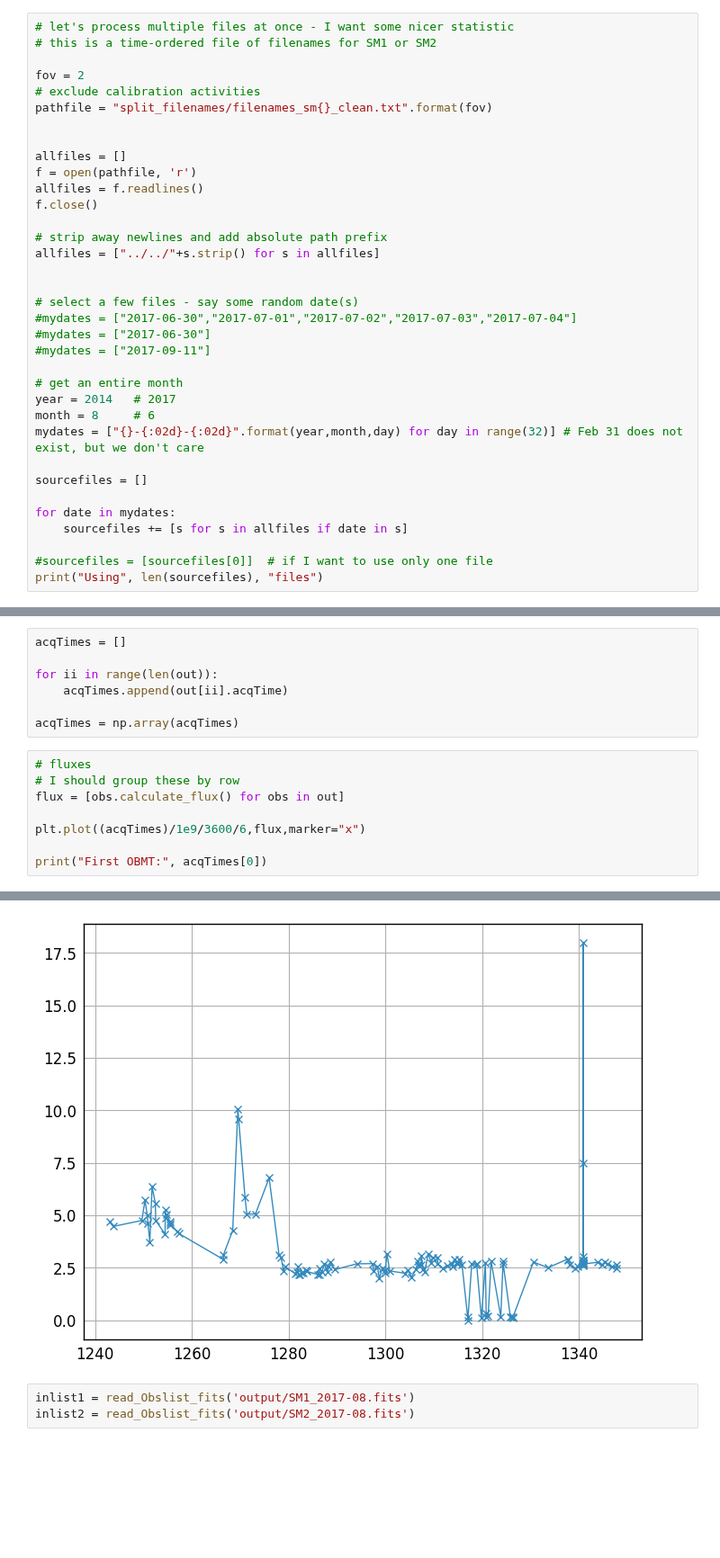
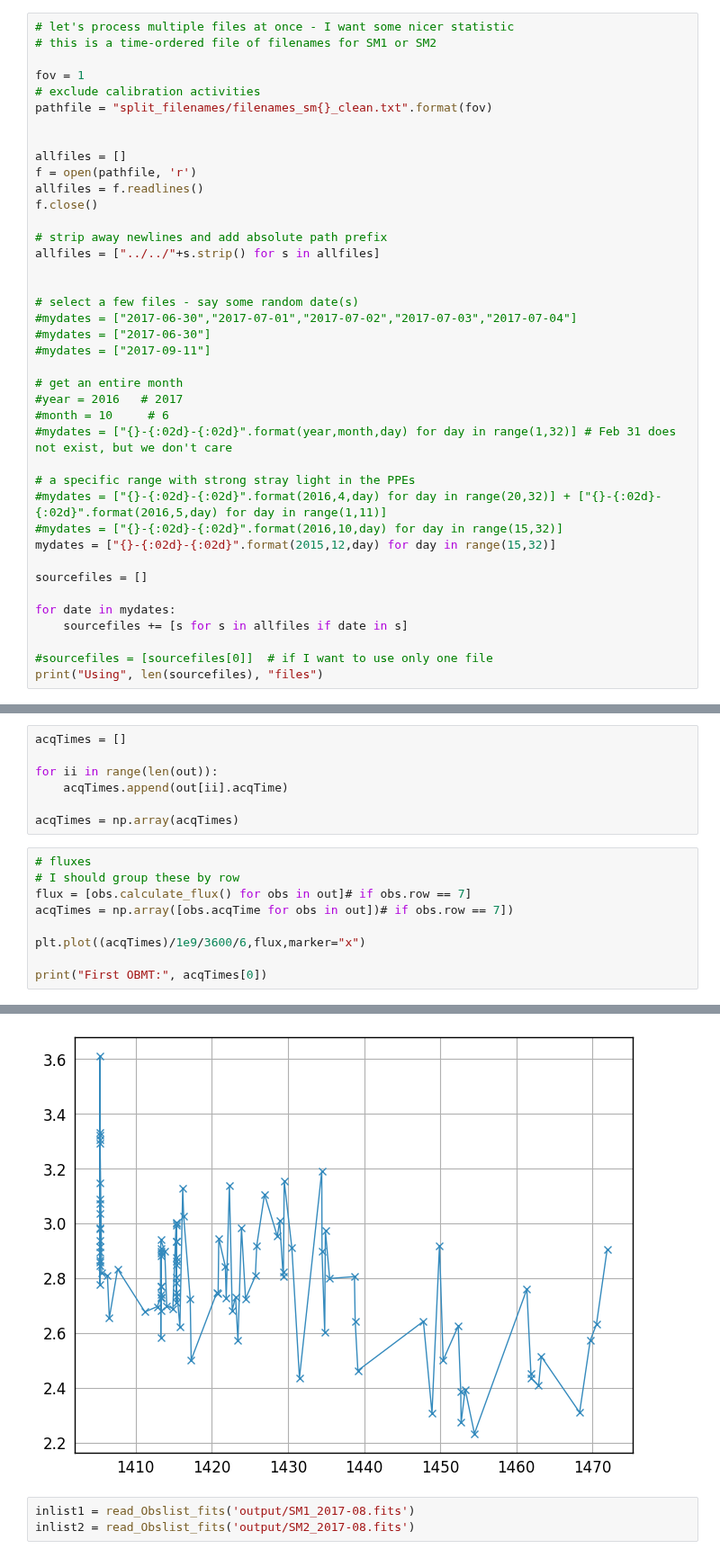
Before and after one commit to asierabreu/cosmics, a Jupyter notebook: analysis/sm_sif/sm_chain.ipynb, the cells around one changed output, grey strips where cells are left out. Shown at 90% size. Saved outputs shown, nothing was run; the diff lists cells and outputs as text; blank space fills up the shorter version.

```diff
--- a/analysis/sm_sif/sm_chain.ipynb
+++ b/analysis/sm_sif/sm_chain.ipynb
@@ -36,7 +36,7 @@ sourcefiles = [sourcefile] # coherent with the stuff that follows - using only o
 # let's process multiple files at once - I want some nicer statistic
 # this is a time-ordered file of filenames for SM1 or SM2
 
-fov = 2
+fov = 1
 # exclude calibration activities
 pathfile = "split_filenames/filenames_sm{}_clean.txt".format(fov)
 
@@ -56,9 +56,14 @@ allfiles = ["../../"+s.strip() for s in allfiles]
 #mydates = ["2017-09-11"]
 
 # get an entire month
-year = 2014   # 2017
-month = 8     # 6
-mydates = ["{}-{:02d}-{:02d}".format(year,month,day) for day in range(32)] # Feb 31 does not exist, but we don't care
+#year = 2016   # 2017
+#month = 10     # 6
+#mydates = ["{}-{:02d}-{:02d}".format(year,month,day) for day in range(1,32)] # Feb 31 does not exist, but we don't care
+
+# a specific range with strong stray light in the PPEs
+#mydates = ["{}-{:02d}-{:02d}".format(2016,4,day) for day in range(20,32)] + ["{}-{:02d}-{:02d}".format(2016,5,day) for day in range(1,11)]
+#mydates = ["{}-{:02d}-{:02d}".format(2016,10,day) for day in range(15,32)]
+mydates = ["{}-{:02d}-{:02d}".format(2015,12,day) for day in range(15,32)]
 
 sourcefiles = []
 
@@ -231,7 +236,8 @@ acqTimes = np.array(acqTimes)
 # %%
 # fluxes
 # I should group these by row
-flux = [obs.calculate_flux() for obs in out]
+flux = [obs.calculate_flux() for obs in out]# if obs.row == 7]
+acqTimes = np.array([obs.acqTime for obs in out])# if obs.row == 7])
 
 plt.plot((acqTimes)/1e9/3600/6,flux,marker="x")
 
@@ -241,4 +247,4 @@ First OBMT: 26848370000116700
-[figure, old version]
+[figure, new version]
 # %%
 inlist1 = read_Obslist_fits('output/SM1_2017-08.fits')
 inlist2 = read_Obslist_fits('output/SM2_2017-08.fits')
```
Also changed, not shown: parts of 6 cells of this notebook, 10 other files.
